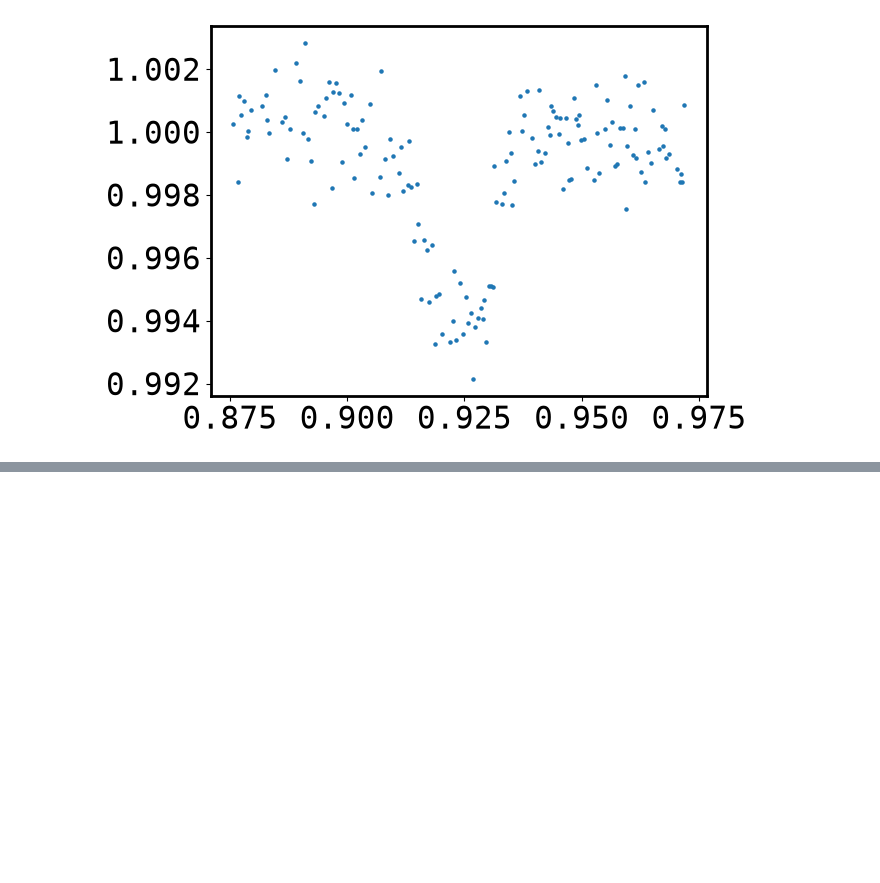
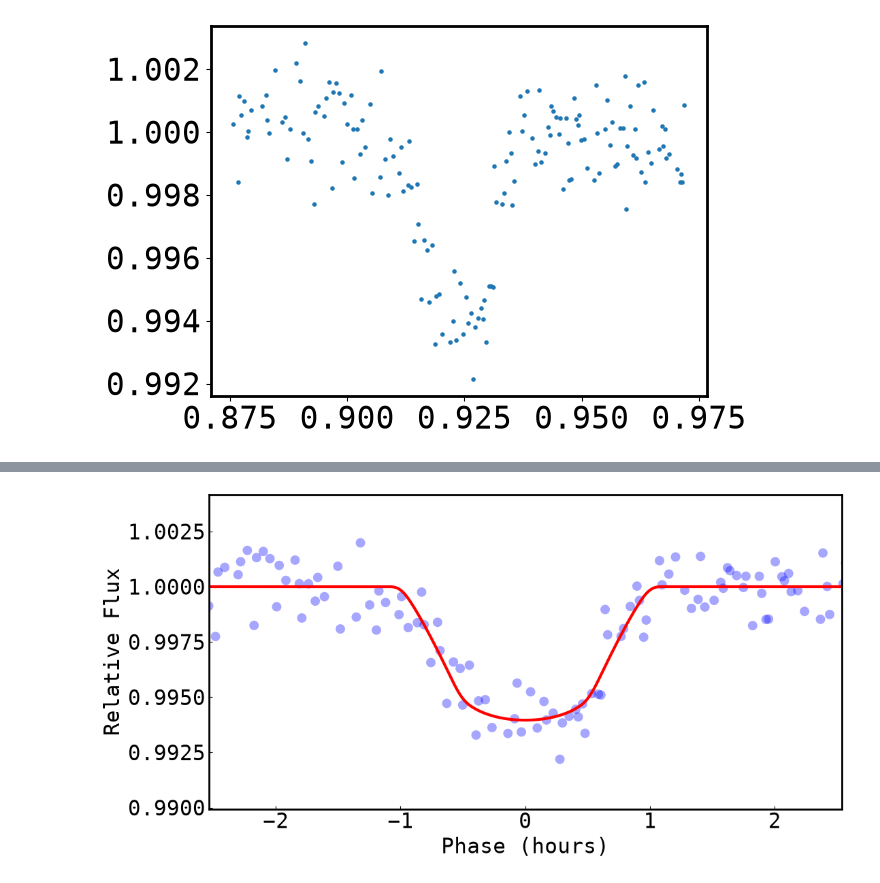
Before and after one commit to jasonfrowe/Kepler-BOI1b, a Jupyter notebook: pytfit5_BOI-1.ipynb, the cells around one changed output, grey strips where cells are left out. Saved outputs shown, nothing was run; the diff lists cells and outputs as text; code cells hidden in the pictures; blank space fills up the shorter version.

```diff
--- a/pytfit5_BOI-1.ipynb
+++ b/pytfit5_BOI-1.ipynb
@@ -358,0 +375,6 @@ AttributeError: module 'numpy' has no attribute 'trapz'
+# %%
+# Get statistics about the posterior from the Markov-Chain and print the results
+sol_mcmc = tmcmc.getParams(chain, burnin, sol, params_to_fit)
+transitp.printParams(sol_mcmc)
+
+# you can get any individual value from the sol_mcmc class, for example the mean stellar density : rho and drho
@@ -358,0 +401,6 @@ AttributeError: module 'numpy' has no attribute 'trapz'
+# %%
+pl_plot = 1
+# phot.itime = 0.00001*np.ones_like(phot.time) # Set a small itime to avoid issues with plotting when itime=0
+transitp.plotTransit(phot, sol_mcmc, pl_to_plot=pl_plot)
+# %% [output]
+[figure, added]
```
Also changed, not shown: parts of 5 cells of this notebook.
